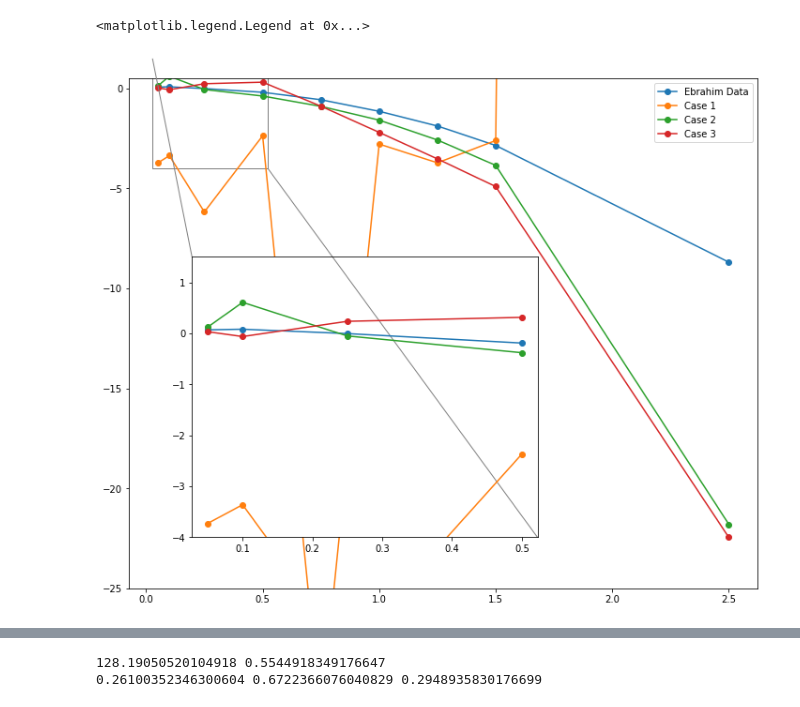
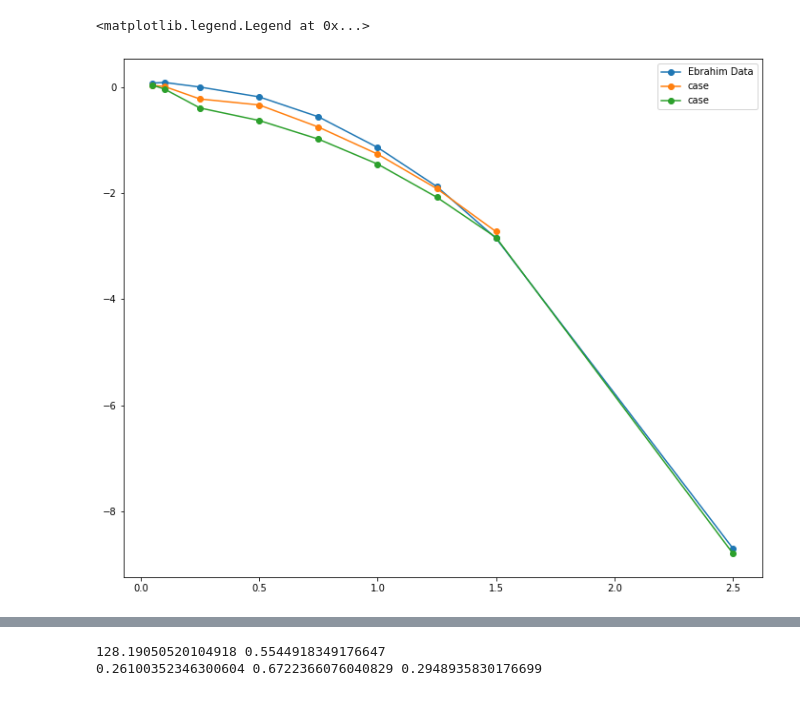
Before and after one commit to michaelcoe/Ika-Flow, a Jupyter notebook: OpenFOAM/postProcessing/plotForces_multipleCases.ipynb, the cells around one changed output, grey strips where cells are left out. Cells and saved outputs as stored; diff of their text form; code cells hidden in the pictures.

```diff
--- a/OpenFOAM/postProcessing/plotForces_multipleCases.ipynb
+++ b/OpenFOAM/postProcessing/plotForces_multipleCases.ipynb
@@ -65,11 +74,19 @@ density = 998.2
 fudgeFactor = 1.0
 alpha_max = [5, 10, 15, 20, 25, 30]
 average_fx = []
-case = []
 
-for force in forces:
-    average_fx.append(force.averageFilteredForces['total']['x']/density)
-    case.append(force.specific_case)
+forceCaseDict = dict()
+for case in unique_cases:
+    forceCaseDict[case] = {'Strouhal':[], 'Average_fx':[], 'fit':[], 'r_squared':[]}
+    for force in forces:
+        if force.parent_case == case:
+            strouhal = force.specific_case[2:].replace('_', '.')
+            forceCaseDict[force.parent_case]['Strouhal'].append(float(strouhal))
+            forceCaseDict[force.parent_case]['Average_fx'].append(force.averageFilteredForces['total']['x']/density)
+
+    popt, r_squared = fit_data(np.array(forceCaseDict[case]['Average_fx']), np.array(forceCaseDict[case]['Strouhal']))
+    forceCaseDict[case]['fit'].append(popt)
+    forceCaseDict[case]['r_squared'].append(r_squared)
 
 fig1, ax1 = plt.subplots(figsize=(12,10))
 for force in forces:
@@ -81,7 +98,7 @@ for force in forces:
 #mark_inset(ax1, ax2, loc1=2, loc2=4, fc="none", ec='0.5')
 
 ax1.legend()
-ax1.set_ylim([-3000, 3000])
+#ax1.set_ylim([-3000, 3000])
 
-fig1.savefig(Path(figure_path).joinpath('Raw Data.png'), facecolor='w', dpi=300)
+#fig1.savefig(Path(figure_path).joinpath('Raw Data.png'), facecolor='w', dpi=300)
 # %% [output]
@@ -90,59 +107,24 @@ fig1.savefig(Path(figure_path).joinpath('Raw Data.png'), facecolor='w', dpi=300)
 # %%
-case1 = []
-case2 = []
-case3 = []
-case4 = []
-number_cases = 9
 density = 998.2
 fudgeFactor = 1
 
 e_force = np.array([0.0703, 0.08278, -0.00388, -0.188966, -0.56408, -1.14173, -1.8766147, -2.850414246, -8.68766])
 e_st = np.array([0.05, 0.1, 0.25, 0.5, 0.75, 1, 1.25, 1.5, 2.5])
 
-for i in range(number_cases):
-    case1.append(forces[i].averageFilteredForces['total']['x']/density)
-    case2.append(forces[i+9].averageFilteredForces['total']['x']/density)
-    case3.append(forces[i+18].averageFilteredForces['total']['x']/density)
-    #case4.append(forces[i+27].averageFilteredForces['total']['x']/density)
+fig2, ax2 = plt.subplots(figsize=(12,10))
+ax2.plot(e_st, e_force, 'o-', label="Ebrahim Data")
+for case in forceCaseDict:
+    ax2.plot(forceCaseDict[case]['Strouhal'], forceCaseDict[case]['Average_fx'], 'o-', label='case')
 
-case1 = np.asarray(case1)
-case1_fit = fit_data(case1, e_st)
-case2 = np.asarray(case2)
-case2_fit = fit_data(case2, e_st)
-case3 = np.asarray(case3)
-case3_fit = fit_data(case3, e_st)
-#case4 = np.asarray(case4)
-#case4_fit = fit_data(case4, e_st)
+#ax3 = plt.axes([0, 0, 1, 1])
+#ip = InsetPosition(ax2, [0.10,0.1,0.55,0.55])
+#ax3.set_axes_locator(ip)
+#mark_inset(ax2, ax3, loc1=2, loc2=4, fc="none", ec='0.5')
 
-e_fit = fit_data(e_force, e_st)
-
-fig1, ax1 = plt.subplots(figsize=(12,10))
-ax1.plot(e_st, e_force, 'o-', label='Ebrahim Data')
-ax1.plot(e_st, case1*fudgeFactor, 'o-', label='Case 1')
-ax1.plot(e_st, case2*fudgeFactor, 'o-', label='Case 2')
-ax1.plot(e_st, case3*fudgeFactor, 'o-', label='Case 3')
-#ax1.plot(e_st, case4*fudgeFactor, 'o-', label='Case 4')
-ax1.set_ylim([-25, 0.5])
-
-ax2 = plt.axes([0, 0, 1, 1])
-ip = InsetPosition(ax1, [0.10,0.1,0.55,0.55])
-ax2.set_axes_locator(ip)
-mark_inset(ax1, ax2, loc1=2, loc2=4, fc="none", ec='0.5')
-
-startIndex = 0
-endIndex = 4
-
-ax2.plot(e_st[startIndex:endIndex], e_force[startIndex:endIndex], 'o-', label='Ebrahim Data')
-ax2.plot(e_st[startIndex:endIndex], case1[startIndex:endIndex]*fudgeFactor, 'o-', label='Case 1')
-ax2.plot(e_st[startIndex:endIndex], case2[startIndex:endIndex]*fudgeFactor, 'o-', label='Case 2')
-ax2.plot(e_st[startIndex:endIndex], case3[startIndex:endIndex]*fudgeFactor, 'o-', label='Case 3')
-#ax2.plot(e_st[startIndex:endIndex], case4[startIndex:endIndex]*fudgeFactor, 'o-', label='Case 4')
-ax2.set_ylim([-4, 1.5])
-
-ax1.legend()
+ax2.legend()
 #ax1.set_ylim([0.5, -40])
 
-fig1.savefig(Path(figure_path).joinpath('Ebrahim_validation.png'), facecolor='w', dpi=300)
+#fig1.savefig(Path(figure_path).joinpath('Ebrahim_validation.png'), facecolor='w', dpi=300)
 # %% [output]
 <matplotlib.legend.Legend at 0x...>
-[figure, old version]
+[figure, new version]
```
Also changed, not shown: parts of 3 cells of this notebook, 3 other files.
